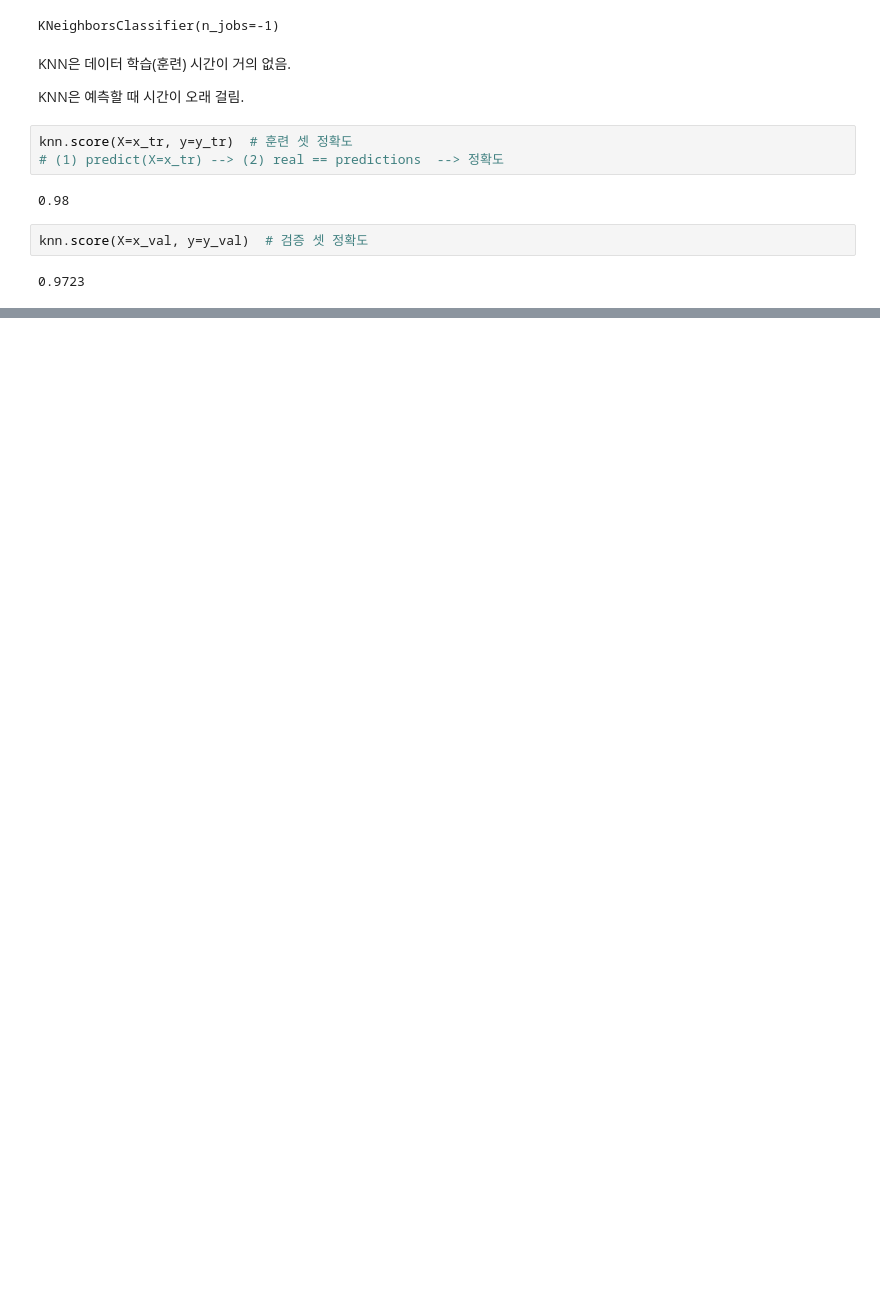
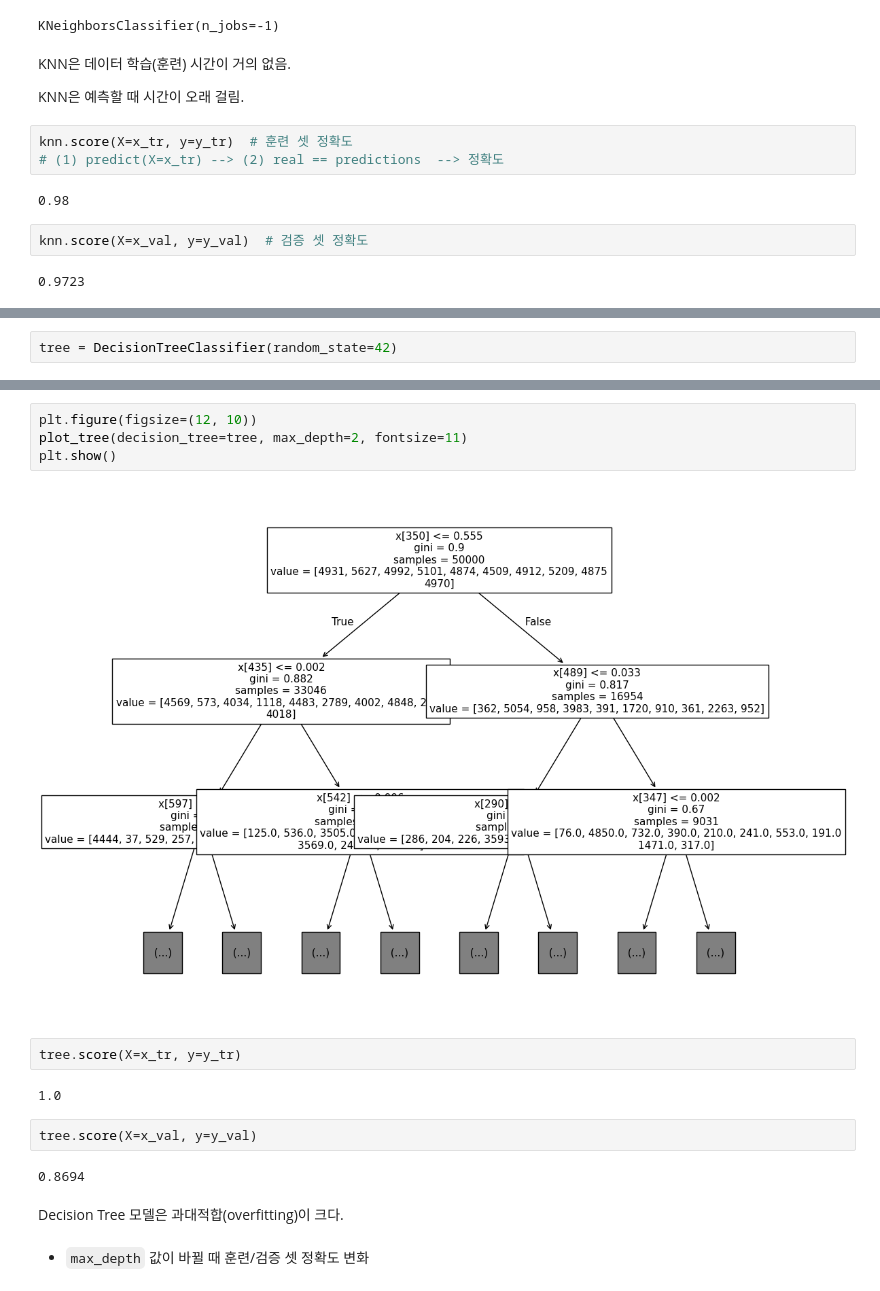
Before and after one commit to JakeOh/202605_BD57, a Jupyter notebook: lab_ml/ml13_mnist.ipynb, the cells around one changed output, grey strips where cells are left out. Cells and saved outputs as stored; diff of their text form; blank space fills up the shorter version.

Commit message:
KNN 모델 훈련, 평가. max_depth 튜닝.

```diff
--- a/lab_ml/ml13_mnist.ipynb
+++ b/lab_ml/ml13_mnist.ipynb
@@ -366,0 +409,2 @@ knn.score(X=x_val, y=y_val)  # 검증 셋 정확도
+# %%
+tree = DecisionTreeClassifier(random_state=42)
@@ -366,0 +415,18 @@ knn.score(X=x_val, y=y_val)  # 검증 셋 정확도
+# %%
+plt.figure(figsize=(12, 10))
+plot_tree(decision_tree=tree, max_depth=2, fontsize=11)
+plt.show()
+# %% [output]
+[figure, added]
+# %%
+tree.score(X=x_tr, y=y_tr)
+# %% [output]
+1.0
+# %%
+tree.score(X=x_val, y=y_val)
+# %% [output]
+0.8694
+# %% [markdown]
+Decision Tree 모델은 과대적합(overfitting)이 크다.
+# %% [markdown]
+*  `max_depth` 값이 바뀔 때 훈련/검증 셋 정확도 변화
```
Also changed, not shown: parts of 20 cells of this notebook.
